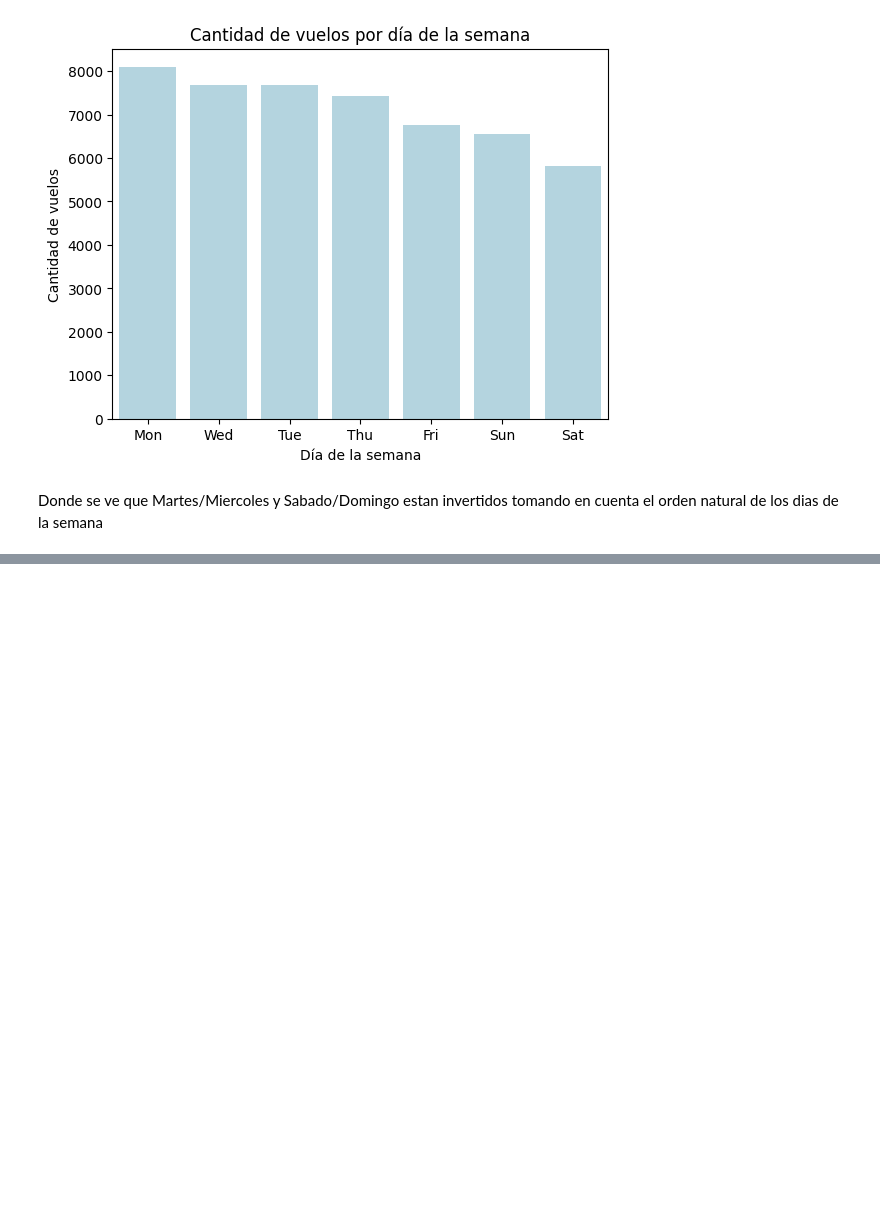
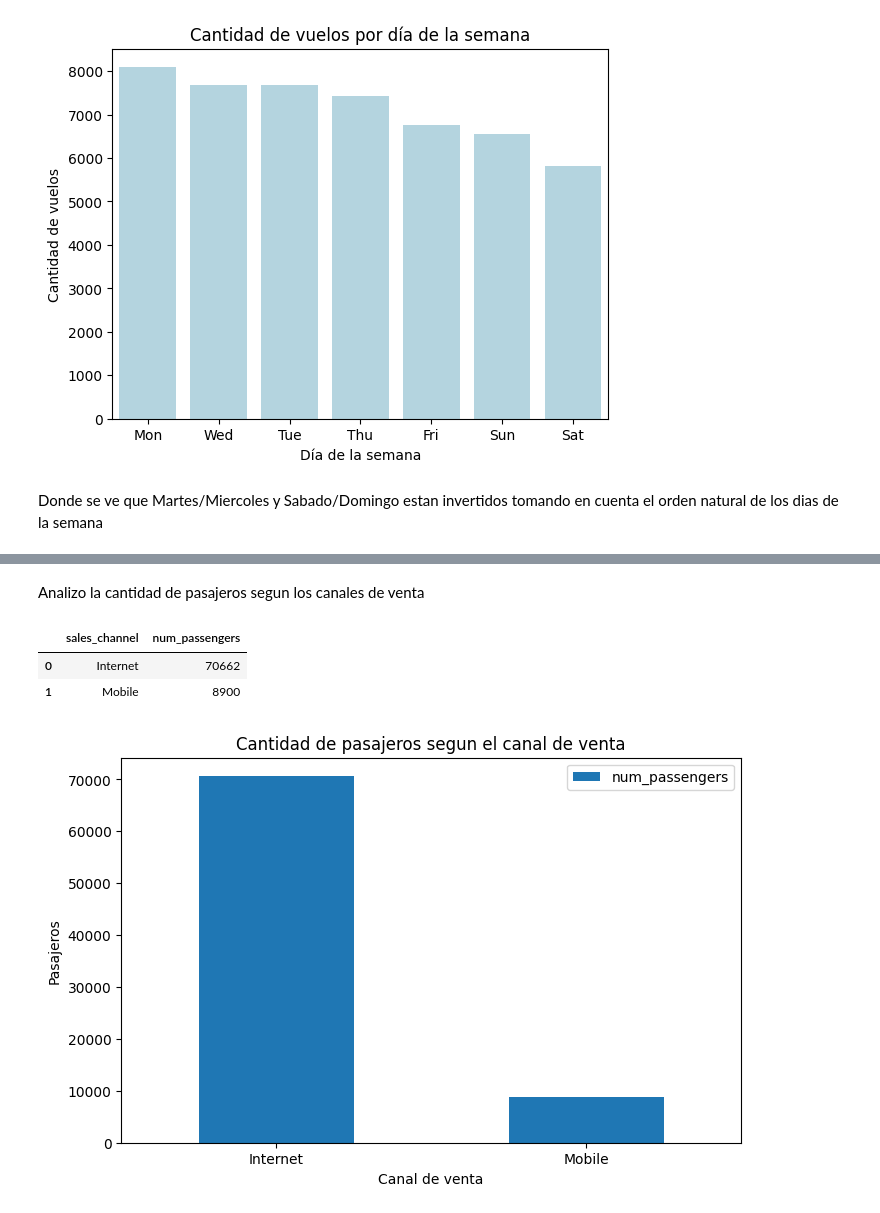
Before and after one commit to agalarza768/TP1-Orga_de_datos, a Jupyter notebook: TP_Orga.ipynb, the cells around one changed output, grey strips where cells are left out. Cells and saved outputs as stored; diff of their text form; code cells hidden in the pictures; blank space fills up the shorter version.

```diff
--- a/TP_Orga.ipynb
+++ b/TP_Orga.ipynb
@@ -231,0 +286,18 @@ Donde se ve que Martes/Miercoles y Sabado/Domingo estan invertidos tomando en cu
+# %% [markdown]
+Analizo la cantidad de pasajeros segun los canales de venta
+# %%
+airways_data
+airways_info = airways_data.groupby('sales_channel')['num_passengers'].sum().to_frame().reset_index()
+airways_info
+# %% [output]
+|  | sales_channel | num_passengers |
+| 0 | Internet | 70662 |
+| 1 | Mobile | 8900 |
+# %%
+airways_info.plot.bar(x='sales_channel', y='num_passengers',figsize=(8,5), rot=0)
+plt.title('Cantidad de pasajeros segun el canal de venta')
+plt.xlabel('Canal de venta')
+plt.ylabel('Pasajeros')
+plt.show()
+# %% [output]
+[figure, added]
```
Also changed, not shown: parts of 6 cells of this notebook.
